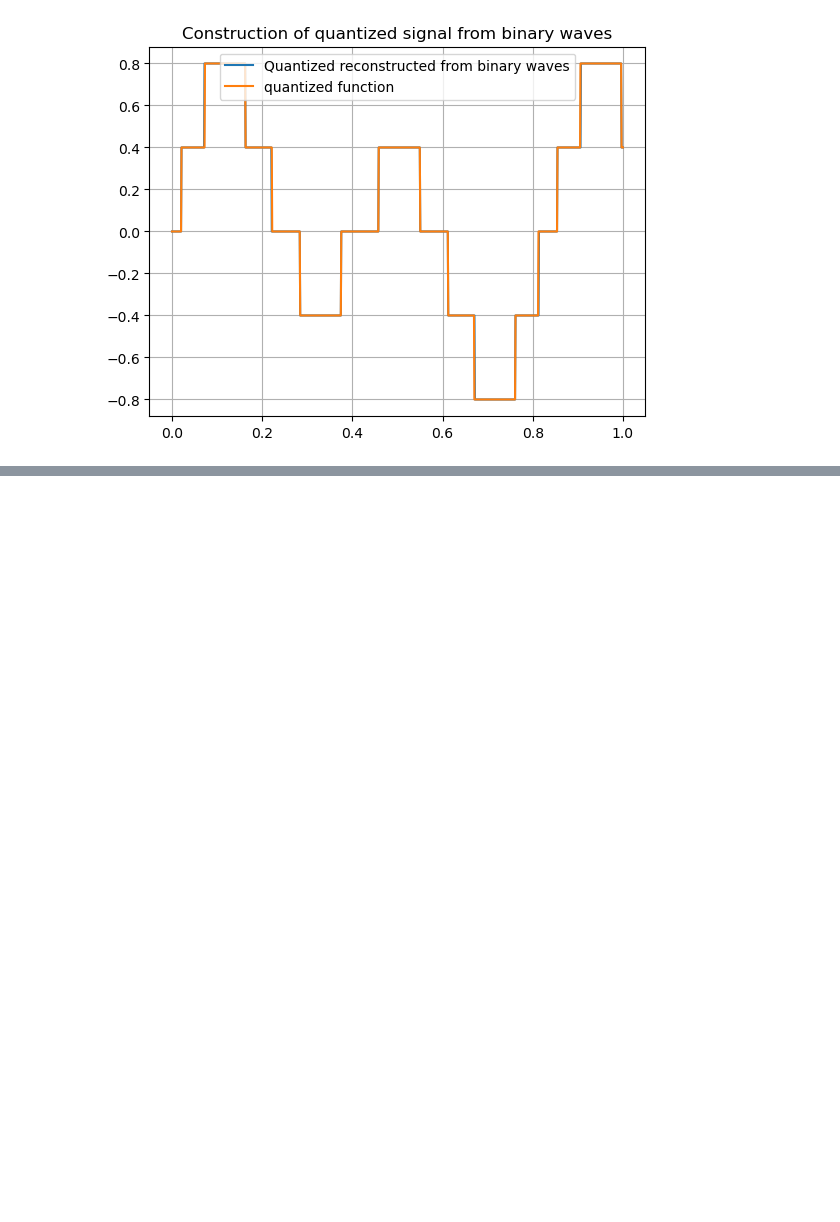
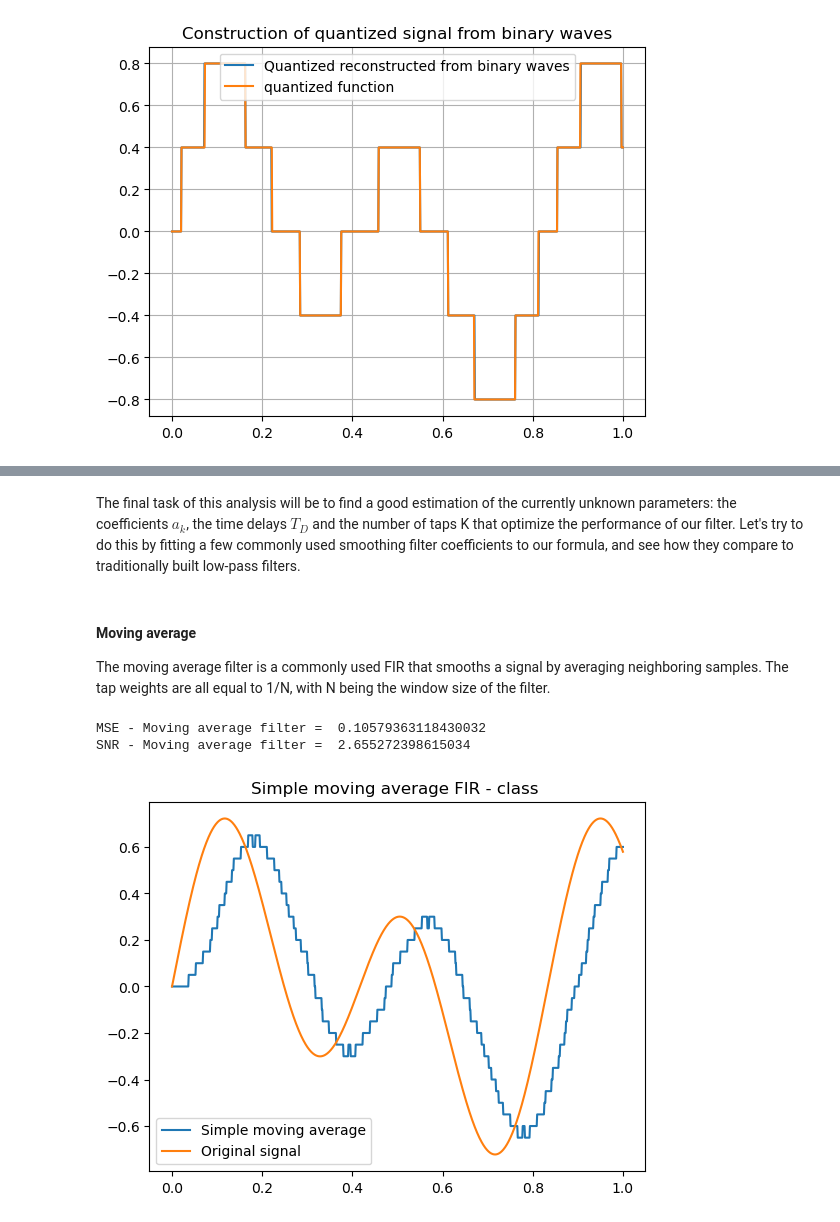
Before and after one commit to lindafabs/Semester-Project, a Jupyter notebook: Final_notebook.ipynb, the cells around one changed output, grey strips where cells are left out. Drawn from its saved outputs; the diff is of its cells as text; code cells hidden in the pictures; blank space fills up the shorter version.

```diff
--- a/Final_notebook.ipynb
+++ b/Final_notebook.ipynb
@@ -599,0 +604,3 @@ plt.legend()
+# %% [markdown]
+The final task of this analysis will be to find a good estimation of the currently unknown parameters: the coefficients $a_k$, the time delays $T_D$ and the number of taps K that optimize the performance of our filter.
+Let's try to do this by fitting a few commonly used smoothing filter coefficients to our formula, and see how they compare to traditionally built low-pass filters.
@@ -599,0 +610,19 @@ plt.legend()
+# %% [markdown]
+#### Moving average
+The moving average filter is a commonly used FIR that smooths a signal by averaging neighboring samples. The tap weights are all equal to 1/N, with N being the window size of the filter.
+# %%
+q_test = q.quantize(test(x))
+# %%
+f = FIR_class(taps =8, delay = 16)
+y_ma_class= f.movingAvg(x, q_test, corr=1)
+
+plt.plot(x, y_ma_class, label='Simple moving average')
+plt.plot(x, test(x),  label='Original signal')
+plt.title('Simple moving average FIR - class ')
+plt.legend()
+
+perform(y_ma_class, test(x), 'Moving average')
+# %% [output]
+MSE - Moving average filter =  0.10579363118430032
+SNR - Moving average filter =  2.655272398615034
+[figure, added]
```
Also changed, not shown: parts of 22 cells of this notebook, 2 other files.
